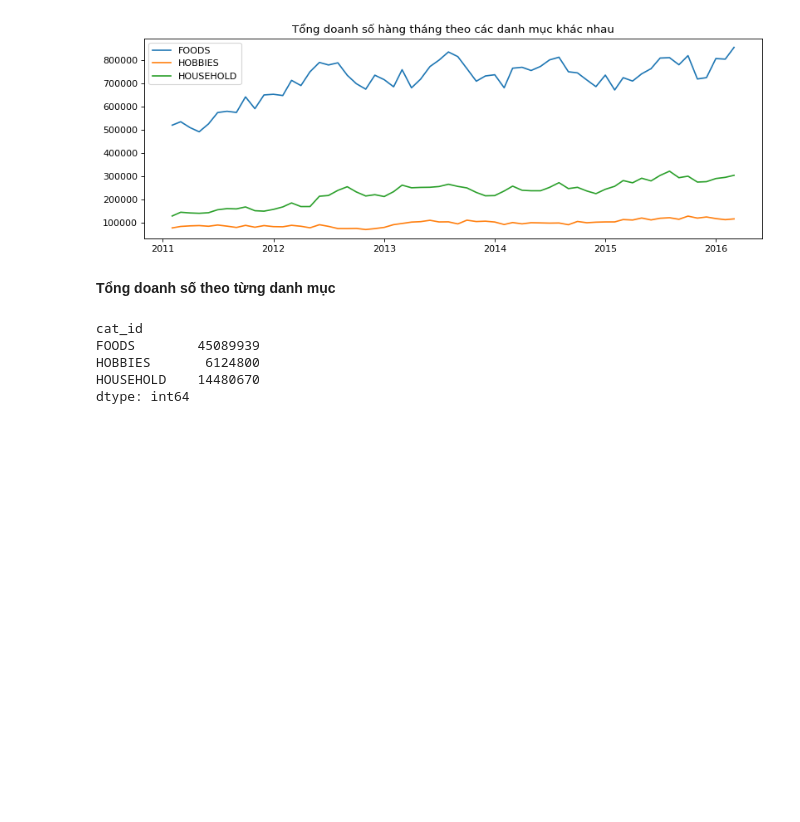
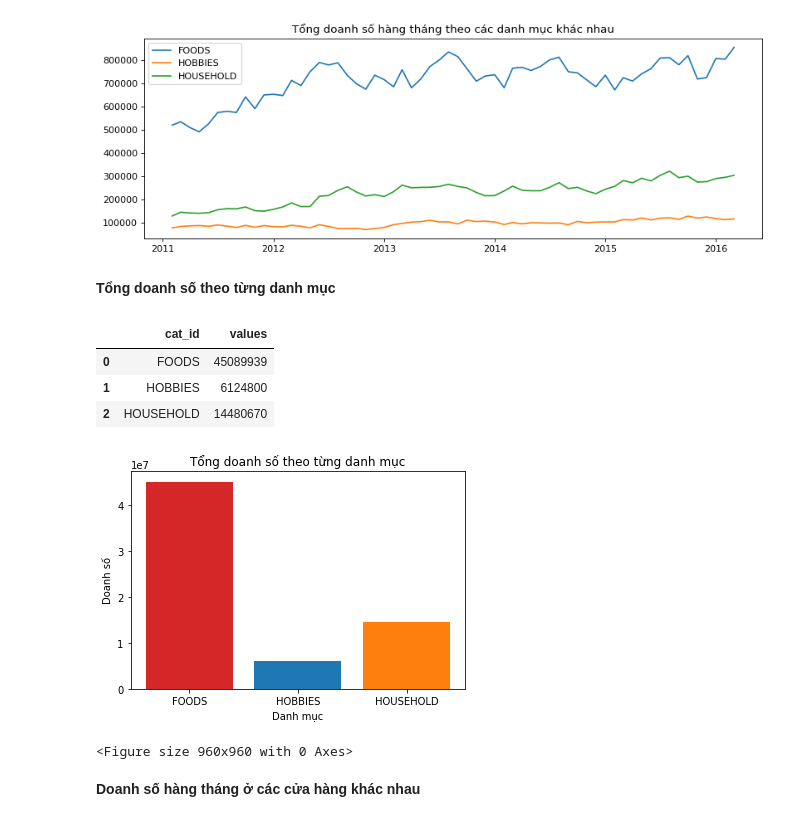
Before and after one commit to HienNguyenMinh/PythonAssignment, a Jupyter notebook: BaiTap2.ipynb, the cells around one changed output. Cells and saved outputs as stored; diff of their text form; code cells hidden in the pictures; blank space fills up the shorter version.

```diff
--- a/BaiTap2.ipynb
+++ b/BaiTap2.ipynb
@@ -182,13 +182,36 @@ plt.show()
 [figure]
 # %% [markdown]
 **Tổng doanh số theo từng danh mục**
-# %%
-sale_Cat = sale2_temp.groupby(['cat_id'])[(sale2_temp.columns)[:-6]].sum()
-X = sale_Cat.sum(axis=1)
-X
-# %% [output]
-cat_id
-FOODS        45089939
-HOBBIES       6124800
-HOUSEHOLD    14480670
-dtype: int64
+# %%
+#Nhóm sale2_temp theo cột 'cat_id', rồi tính tổng doanh số ở các cột từ cột đầu và trừ 6 cột cuối
+sale_Cat = sale2_temp.groupby(['cat_id'])[(sale2_temp.columns)[:-6]].sum()
+sale_Cat = sale_Cat.sum(axis=1)
+Totalsale_Cat = pd.DataFrame({'cat_id':sale_Cat.index, 'values':sale_Cat.values})
+Totalsale_Cat
+# %% [output]
+|  | cat_id | values |
+| 0 | FOODS | 45089939 |
+| 1 | HOBBIES | 6124800 |
+| 2 | HOUSEHOLD | 14480670 |
+# %%
+#Vẽ lưới biểu đồ
+fig, ax = plt.subplots()
+plt.figure(num=None, figsize=(12, 12), dpi=80, facecolor='w', edgecolor='k')
+
+#Vẽ biểu đồ dạng bar
+x = Totalsale_Cat['cat_id']
+y = Totalsale_Cat['values']
+bar_colors = ['tab:red', 'tab:blue', 'tab:orange']
+
+ax.bar(x, y, color=bar_colors)
+
+ax.set_xlabel('Danh mục')
+ax.set_ylabel('Doanh số')
+ax.set_title('Tổng doanh số theo từng danh mục')
+
+plt.show()
+# %% [output]
+[figure, added]
+<Figure size 960x960 with 0 Axes>
+# %% [markdown]
+**Doanh số hàng tháng ở các cửa hàng khác nhau**
```
Also changed, not shown: parts of 5 cells of this notebook.
